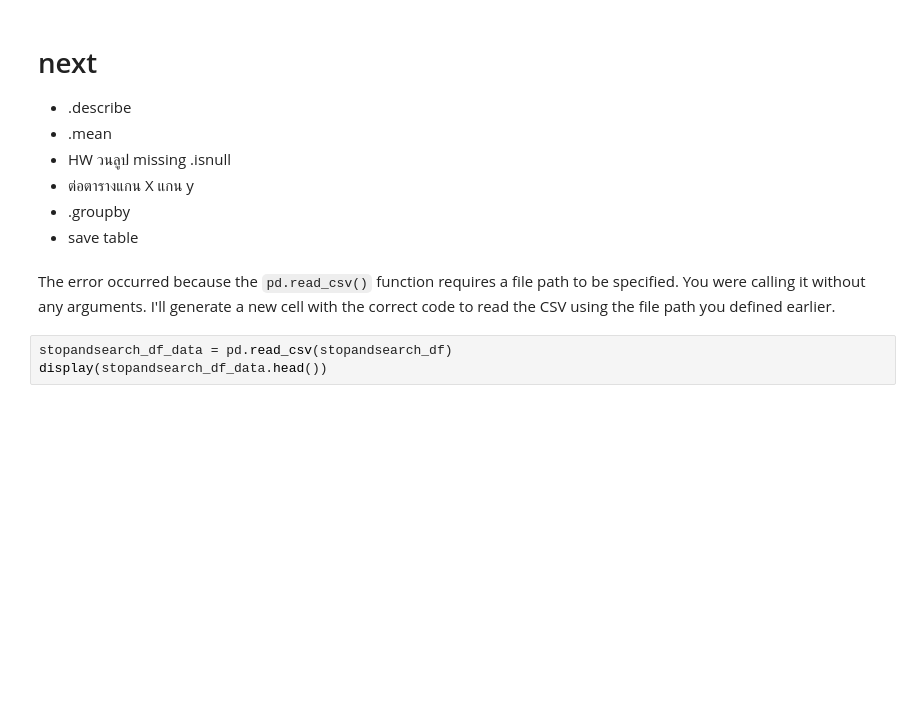
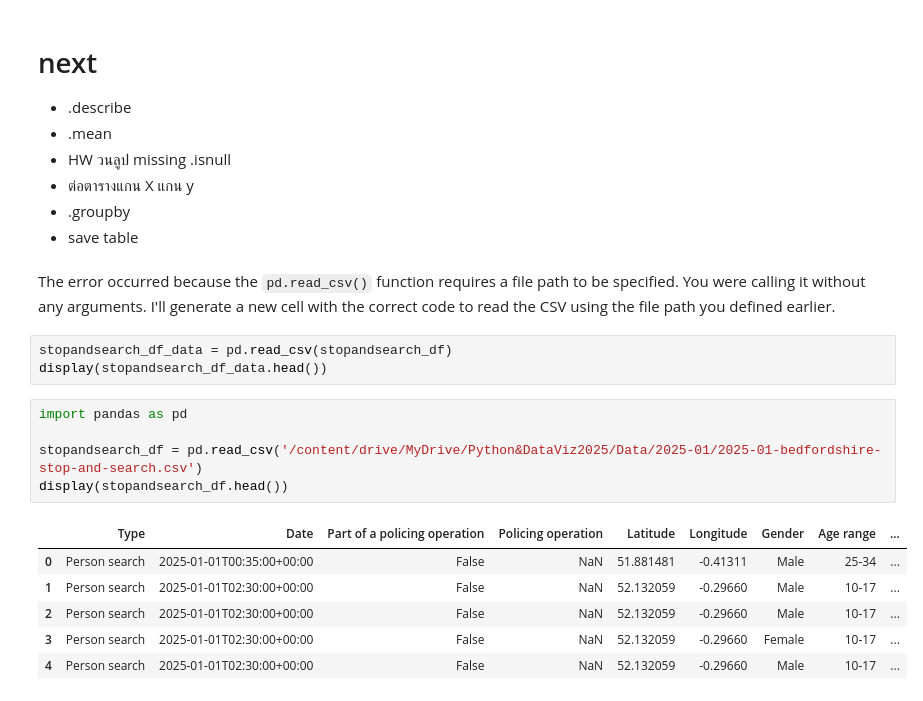
Before and after one commit to bamSirikorn/dataviz2025, a Jupyter notebook: Pandas_101_2025.ipynb, the cells around one changed output. Saved outputs shown, nothing was run; the diff lists cells and outputs as text; blank space fills up the shorter version.

```diff
--- a/Pandas_101_2025.ipynb
+++ b/Pandas_101_2025.ipynb
@@ -944,3 +774,15 @@ The error occurred because the `pd.read_csv()` function requires a file path to
 # %%
 stopandsearch_df_data = pd.read_csv(stopandsearch_df)
 display(stopandsearch_df_data.head())
+# %%
+import pandas as pd
+
+stopandsearch_df = pd.read_csv('/content/drive/MyDrive/Python&DataViz2025/Data/2025-01/2025-01-bedfordshire-stop-and-search.csv')
+display(stopandsearch_df.head())
+# %% [output]
+|  | Type | Date | Part of a policing operation | Policing operation | Latitude | Longitude | Gender | Age range | ... |
+| 0 | Person search | 2025-01-01T00:35:00+00:00 | False | NaN | 51.881481 | -0.41311 | Male | 25-34 | ... |
+| 1 | Person search | 2025-01-01T02:30:00+00:00 | False | NaN | 52.132059 | -0.29660 | Male | 10-17 | ... |
+| 2 | Person search | 2025-01-01T02:30:00+00:00 | False | NaN | 52.132059 | -0.29660 | Male | 10-17 | ... |
+| 3 | Person search | 2025-01-01T02:30:00+00:00 | False | NaN | 52.132059 | -0.29660 | Female | 10-17 | ... |
+| 4 | Person search | 2025-01-01T02:30:00+00:00 | False | NaN | 52.132059 | -0.29660 | Male | 10-17 | ... |
```
Also changed, not shown: parts of 66 cells of this notebook.
